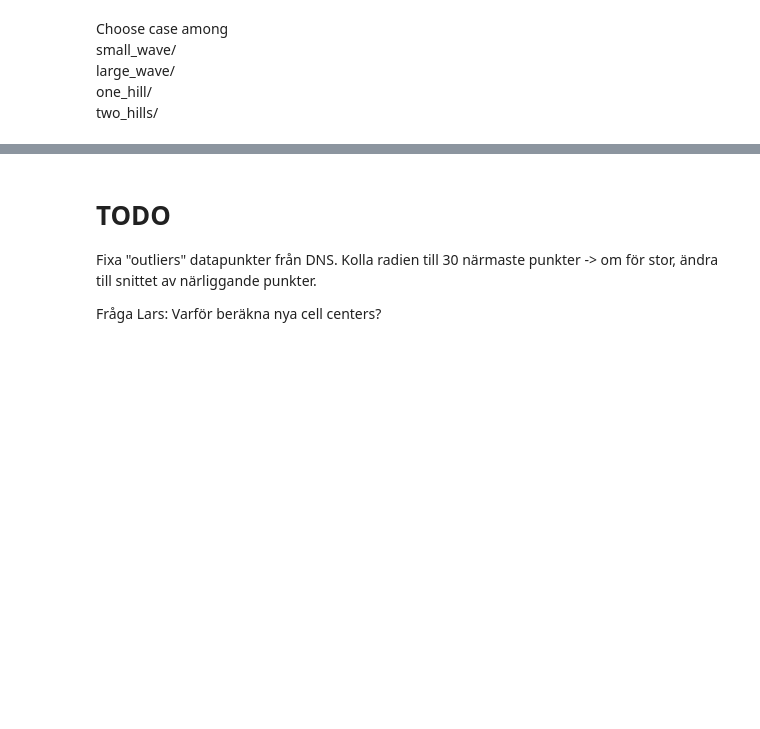
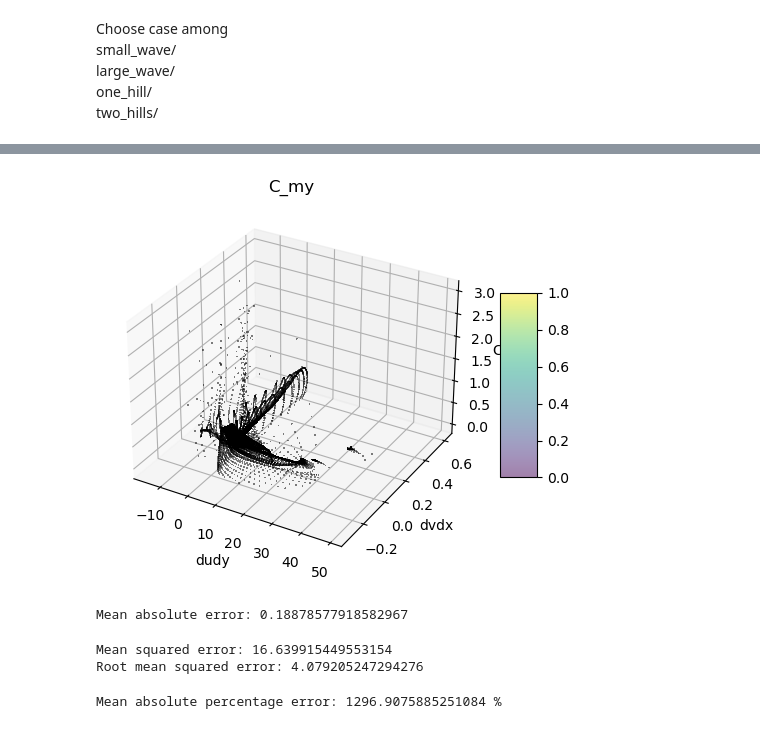
Before and after one commit to Beolinen/Kandidatarbete-ML-for-turbulence-modelling, a Jupyter notebook: kdTree_folder/kdTree.ipynb, the cells around one changed output, grey strips where cells are left out. Cells and saved outputs as stored; diff of their text form; code cells hidden in the pictures; blank space fills up the shorter version.

```diff
--- a/kdTree_folder/kdTree.ipynb
+++ b/kdTree_folder/kdTree.ipynb
@@ -151,4 +152,8 @@ dvdy = dphidy(y_velocity_west, y_velocity_south, areawy, areasy, vol)
 # Calculate correct C_my for prediction
 omega = epsilon / kinetic_energy / 0.09
 c_my = np.array(-xy_stress / (kinetic_energy * (dudy + dvdx)) * omega)
+# %%
+# Adjust the extreme values of C_my
+c_my = np.ma.masked_where(c_my > 3, c_my)
+c_my = np.ma.masked_where(c_my < 0, c_my)
 # %%
@@ -217,11 +182,19 @@ c_my_tree = adjust_tree(c_my_tree, 5)
+# %%
+# Reshape dudy and dvdx into a 2D array
+
+dudy = np.reshape(dudy, (n * m, 1))
+dvdx = np.reshape(dvdx, (n * m, 1))
 # %%
-# Plot 3D surface of C_my again
+# Plot c_my over the dudy and dvdx plane
+
 fig = plt.figure()
 ax = fig.gca(projection='3d')
-surf = ax.plot_surface(x_center_average, y_center_average, c_my_tree.data, cmap=cm.coolwarm, linewidth=0, antialiased=False)
-ax.set_xlabel('x')
-ax.set_ylabel('y')
+surf = ax.scatter(dudy, dvdx, c_my, cmap=cm.coolwarm, linewidth=0, antialiased=False, s=1, alpha=0.5, marker='.', c='k', edgecolors='none', vmin=0, vmax=3, zorder=1)
+ax.set_xlabel('dudy')
+ax.set_ylabel('dvdx')
 ax.set_zlabel('C_my')
 ax.set_title('C_my')
 fig.colorbar(surf, shrink=0.5, aspect=5)
 plt.show()
+# %% [output]
+[figure, added]
@@ -257,7 +200,0 @@ plt.show()
-# %% [markdown]
-# TODO
-Fixa "outliers" datapunkter från DNS.
-Kolla radien till 30 närmaste punkter -> om för stor, ändra till snittet av närliggande punkter.
-
-Fråga Lars:
-Varför beräkna nya cell centers?
@@ -263,0 +255,18 @@ Varför beräkna nya cell centers?
+# %%
+mean_absolute_error = np.mean(np.abs(average_knn_c_my - test_c_my))
+print('Mean absolute error: ' + str(mean_absolute_error))
+# %% [output]
+Mean absolute error: 0.18878577918582967
+# %%
+mean_squared_error = np.mean((average_knn_c_my - test_c_my) ** 2)
+root_mean_squared_error = np.sqrt(mean_squared_error)
+print('Mean squared error: ' + str(mean_squared_error))
+print('Root mean squared error: ' + str(root_mean_squared_error))
+# %% [output]
+Mean squared error: 16.639915449553154
+Root mean squared error: 4.079205247294276
+# %%
+mean_absolute_percentage_error = np.mean(np.abs((average_knn_c_my - test_c_my) / test_c_my)) * 100
+print('Mean absolute percentage error: ' + str(mean_absolute_percentage_error), '%')
+# %% [output]
+Mean absolute percentage error: 1296.9075885251084 %
```
Also changed, not shown: parts of 16 cells of this notebook.
